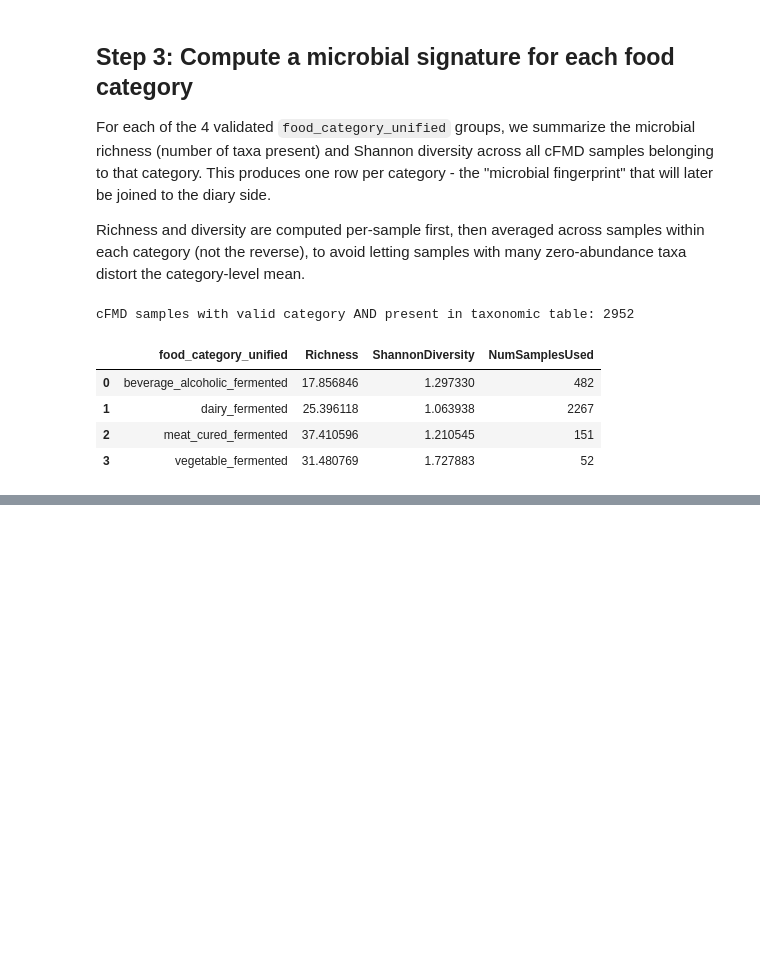
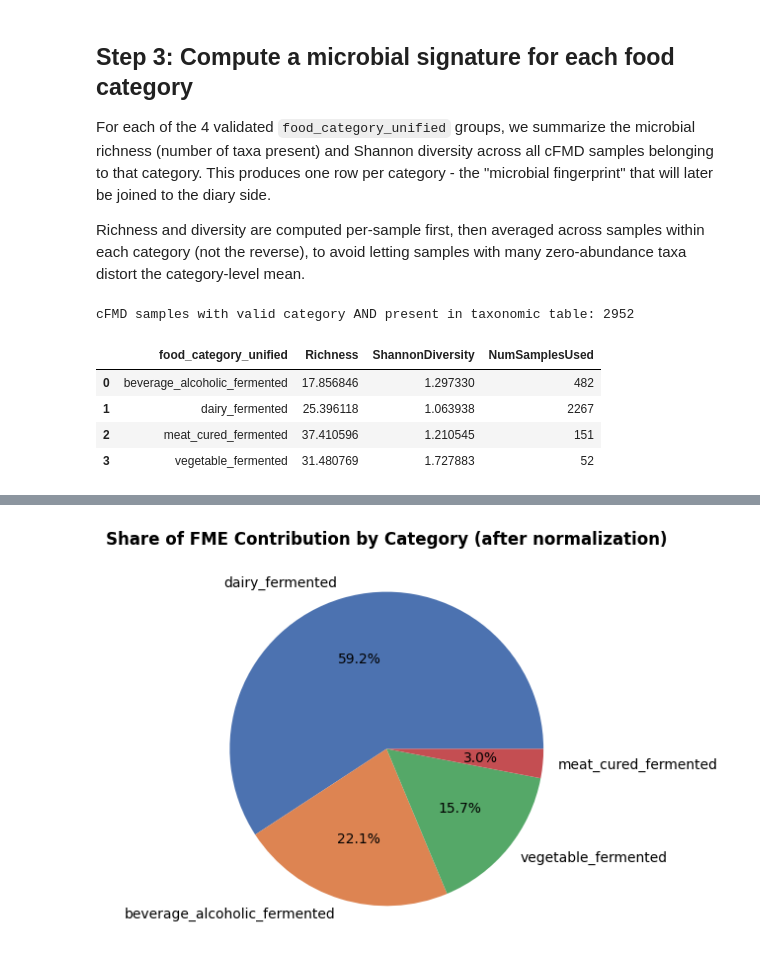
Before and after one commit to RoeeWnaor/microbiome-project_shelano, a Jupyter notebook: food_microbiome_linkage.ipynb, the cells around one changed output, grey strips where cells are left out. Cells and saved outputs as stored; diff of their text form; code cells hidden in the pictures; blank space fills up the shorter version.

```diff
--- a/food_microbiome_linkage.ipynb
+++ b/food_microbiome_linkage.ipynb
@@ -402,0 +575,24 @@ cFMD samples with valid category AND present in taxonomic table: 2952
+# %%
+exposure_by_category["WeightedExposure_z"] = (
+    exposure_by_category.groupby("food_category_unified")["WeightedExposure"]
+    .transform(lambda x: (x - x.mean()) / x.std())
+)
+
+fme_by_sample_v2 = (
+    exposure_by_category.groupby("SampleID")["WeightedExposure_z"]
+    .sum()
+    .reset_index(name="FME_score_normalized")
+)
+
+# Re-check category contribution under the normalized version
+contribution_v2 = (
+    exposure_by_category.groupby("food_category_unified")["WeightedExposure_z"]
+    .apply(lambda x: x.abs().sum())
+)
+contribution_v2_share = (contribution_v2 / contribution_v2.sum() * 100).round(1)
+
+print("Share of total FME contribution (normalized version), by category:")
+print(contribution_v2_share.sort_values(ascending=False))
+print()
+print("Normalized FME score distribution:")
+print(fme_by_sample_v2["FME_score_normalized"].describe())
@@ -402,0 +618,11 @@ cFMD samples with valid category AND present in taxonomic table: 2952
+# %%
+fig, ax = plt.subplots(figsize=(6, 6))
+contribution_v2_share.sort_values(ascending=False).plot.pie(
+    ax=ax, autopct="%1.1f%%", colors=["#4C72B0", "#DD8452", "#55A868", "#C44E52"]
+)
+ax.set_ylabel("")
+ax.set_title("Share of FME Contribution by Category (after normalization)", fontweight="bold")
+plt.tight_layout()
+plt.show()
+# %% [output]
+[figure, added]
```
Also changed, not shown: parts of 63 cells of this notebook, 1 other file.
